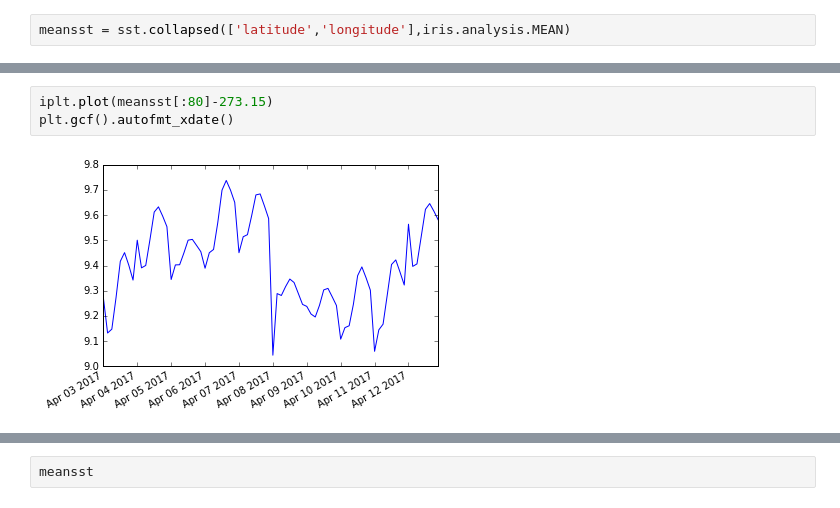
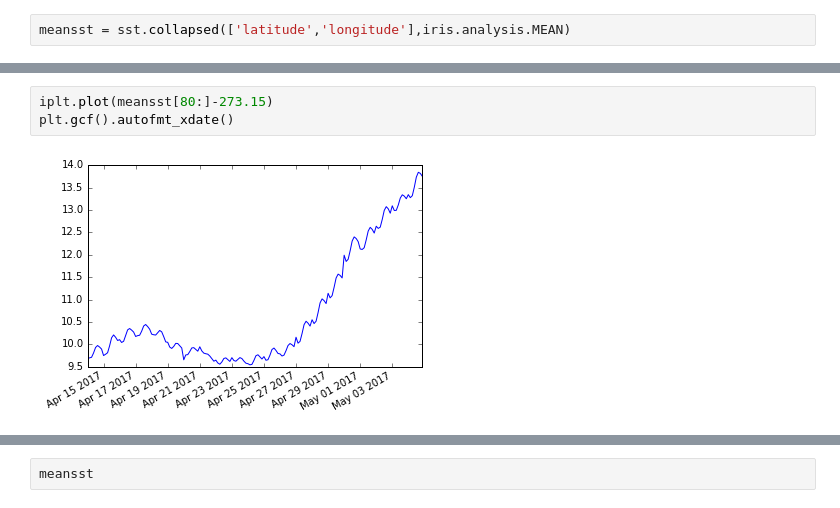
Before and after one commit to amizyuk/pyMHI, a Jupyter notebook: Meeting_05/Meeting_05.ipynb, the cells around one changed output, grey strips where cells are left out. Saved outputs shown, nothing was run; the diff lists cells and outputs as text.

```diff
--- a/Meeting_05/Meeting_05.ipynb
+++ b/Meeting_05/Meeting_05.ipynb
@@ -210,5 +286,5 @@ iplt.plot(meansst)
 # %%
-iplt.plot(meansst[:80]-273.15)
+iplt.plot(meansst[80:]-273.15)
 plt.gcf().autofmt_xdate()
 # %% [output]
-[figure, old version]
+[figure, new version]
```
Also changed, not shown: parts of 57 cells of this notebook.
